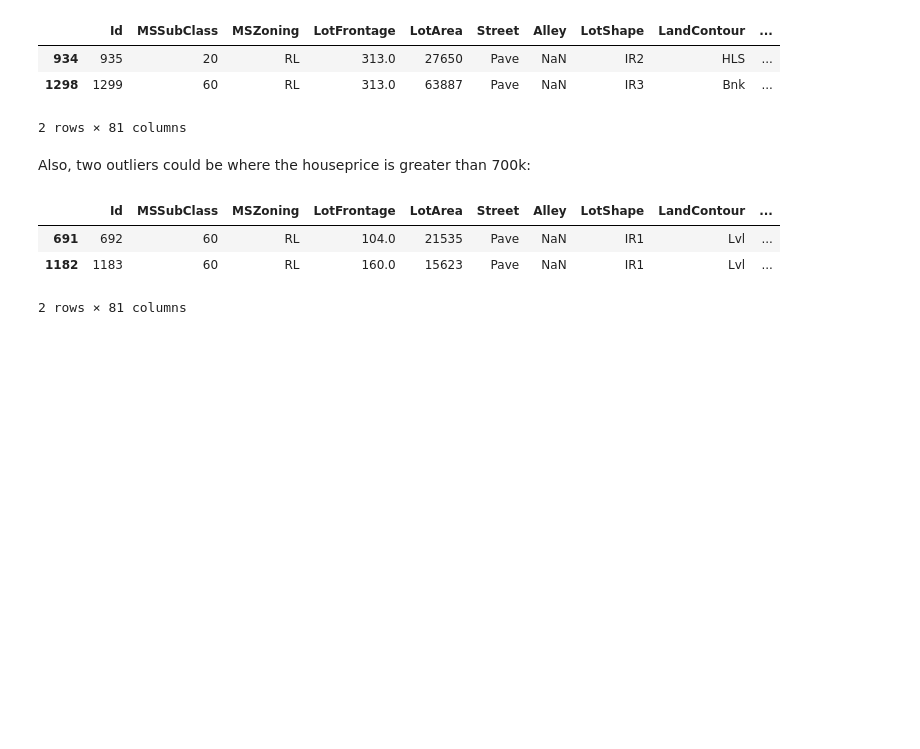
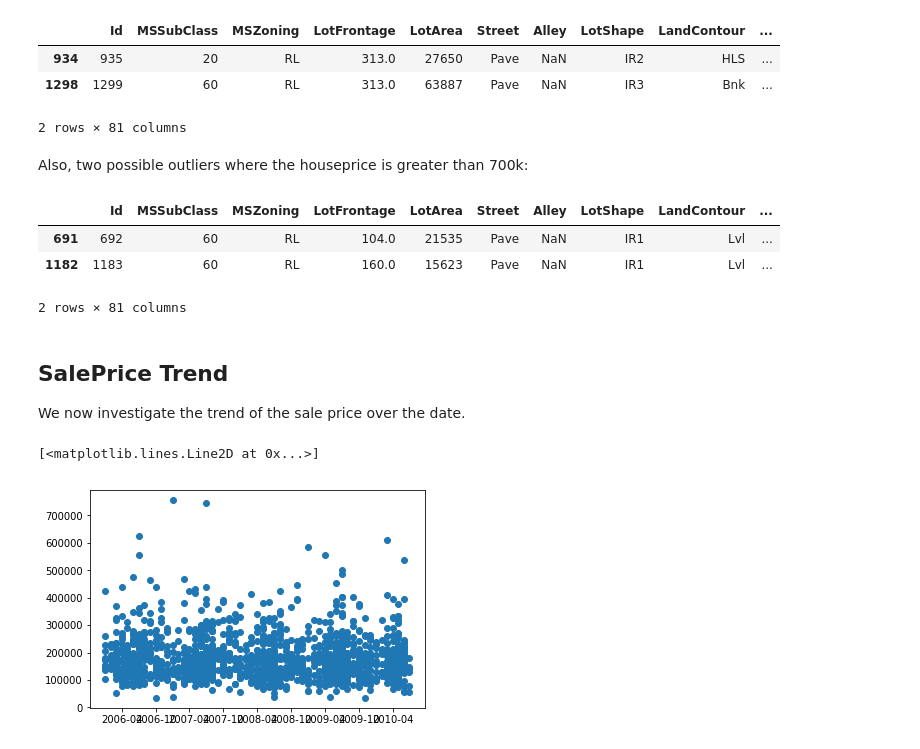
Before and after one commit to bopjesvla/hp, a Jupyter notebook: Visualizer.ipynb, the cells around one changed output. Saved outputs shown, nothing was run; the diff lists cells and outputs as text; code cells hidden in the pictures; blank space fills up the shorter version.

Commit message:
Next time continue with saleprice trend

```diff
--- a/Visualizer.ipynb
+++ b/Visualizer.ipynb
@@ -65,7 +108,7 @@ df[df['LotFrontage'] > 300]
 | 1298 | 1299 | 60 | RL | 313.0 | 63887 | Pave | NaN | IR3 | Bnk | ... |
 2 rows × 81 columns
 # %% [markdown]
-Also, two outliers could be where the houseprice is greater than 700k:
+Also, two possible outliers where the houseprice is greater than 700k:
 # %%
 df[price>700000]
 # %% [output]
@@ -73,3 +116,21 @@ df[price>700000]
 | 691 | 692 | 60 | RL | 104.0 | 21535 | Pave | NaN | IR1 | Lvl | ... |
 | 1182 | 1183 | 60 | RL | 160.0 | 15623 | Pave | NaN | IR1 | Lvl | ... |
 2 rows × 81 columns
+# %% [markdown]
+## SalePrice Trend
+
+We now investigate the trend of the sale price over the date.
+# %%
+date = pd.to_datetime({'year': df['YrSold'], 'month': df['MoSold'], 'day': 1})
+df = df.assign(date=date).drop('YrSold', 1)
+
+dates = []
+for time in date:
+    dates.append(pd.Timestamp(time).to_pydatetime())
+
+
+
+plt.plot_date(dates, price)
+# %% [output]
+[<matplotlib.lines.Line2D at 0x...>]
+[figure, added]
```
Also changed, not shown: parts of 6 cells of this notebook.
